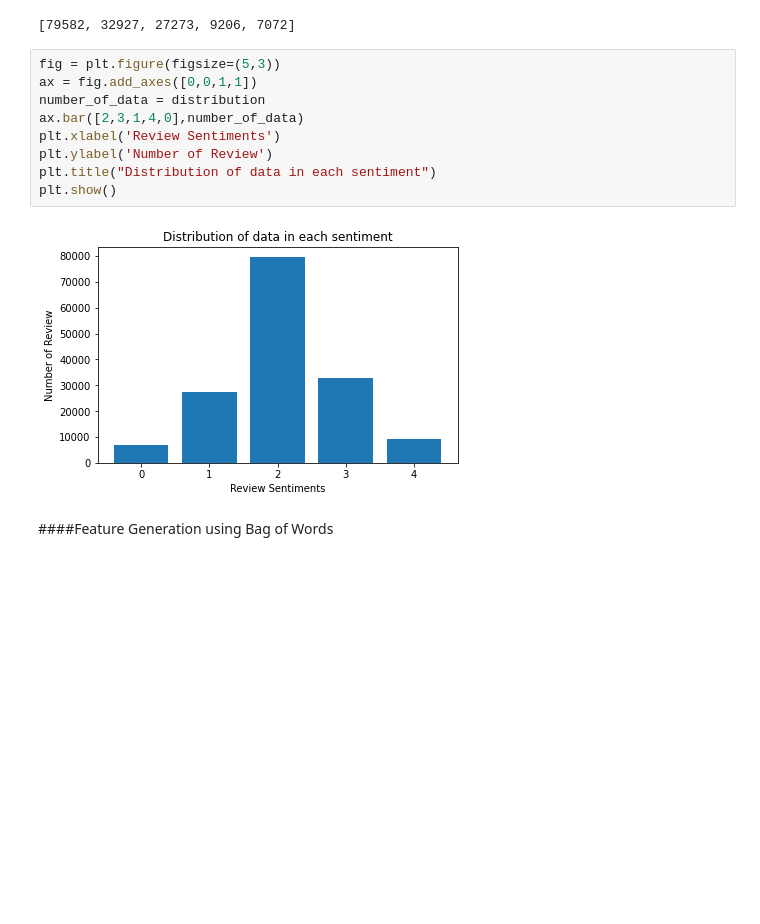
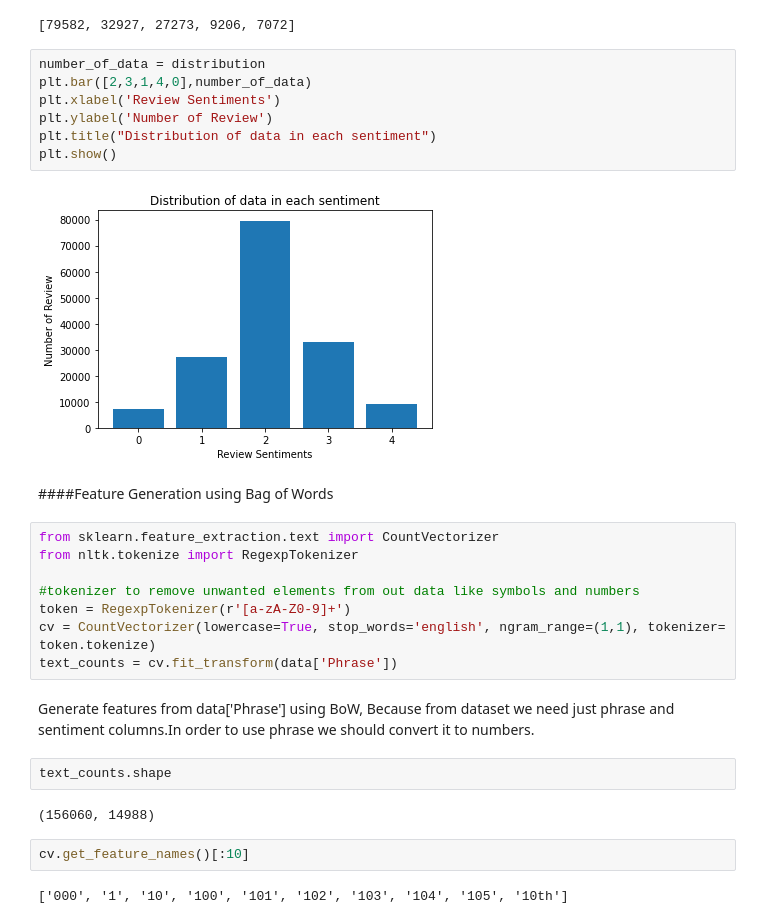
Before and after one commit to ZahraDehghani99/AI-Internship, a Jupyter notebook: Phase03_Introduction_To_NLP/Phase03_Introduction_To_NLP.ipynb, the cells around one changed output. Drawn from its saved outputs; the diff is of its cells as text; blank space fills up the shorter version.

```diff
--- a/Phase03_Introduction_To_NLP/Phase03_Introduction_To_NLP.ipynb
+++ b/Phase03_Introduction_To_NLP/Phase03_Introduction_To_NLP.ipynb
@@ -239,15 +240,31 @@ distribution
 # %% [output]
 [79582, 32927, 27273, 9206, 7072]
 # %%
-fig = plt.figure(figsize=(5,3))
-ax = fig.add_axes([0,0,1,1])
 number_of_data = distribution
-ax.bar([2,3,1,4,0],number_of_data)
+plt.bar([2,3,1,4,0],number_of_data)
 plt.xlabel('Review Sentiments')
 plt.ylabel('Number of Review')
 plt.title("Distribution of data in each sentiment")
 plt.show()
 # %% [output]
-[figure, old version]
+[figure, new version]
 # %% [markdown]
 ####Feature Generation using Bag of Words
+# %%
+from sklearn.feature_extraction.text import CountVectorizer
+from nltk.tokenize import RegexpTokenizer
+
+#tokenizer to remove unwanted elements from out data like symbols and numbers
+token = RegexpTokenizer(r'[a-zA-Z0-9]+')
+cv = CountVectorizer(lowercase=True, stop_words='english', ngram_range=(1,1), tokenizer= token.tokenize)
+text_counts = cv.fit_transform(data['Phrase'])
+# %% [markdown]
+Generate features from data['Phrase'] using BoW, Because from dataset we need just phrase and sentiment columns.In order to use phrase we should convert it to numbers.
+# %%
+text_counts.shape
+# %% [output]
+(156060, 14988)
+# %%
+cv.get_feature_names()[:10]
+# %% [output]
+['000', '1', '10', '100', '101', '102', '103', '104', '105', '10th']
```
Also changed, not shown: parts of 12 cells of this notebook.
